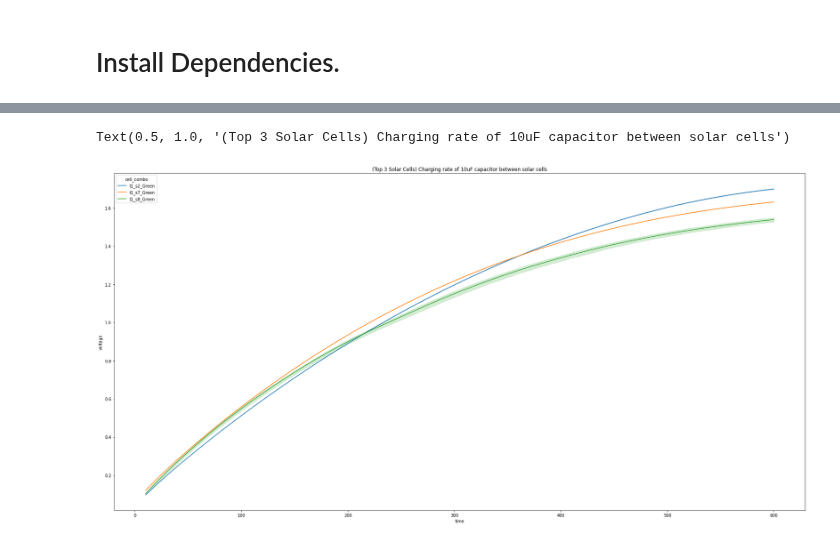
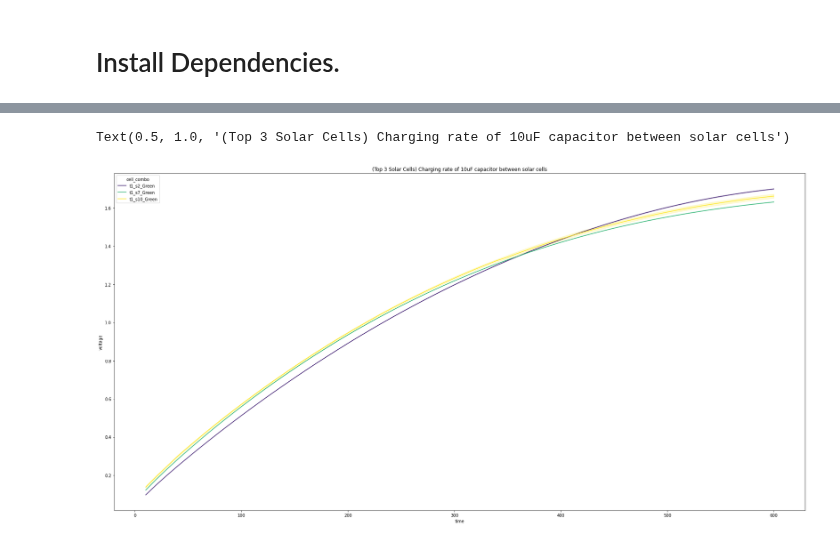
Before and after one commit to darkmatter2222/Nuclear-Battery, a Jupyter notebook: measurement_techniques/analiyze_measurements/single_cell_performance_testing.ipynb, the cells around one changed output, grey strips where cells are left out. Saved outputs shown, nothing was run; the diff lists cells and outputs as text; code cells hidden in the pictures.

```diff
--- a/measurement_techniques/analiyze_measurements/single_cell_performance_testing.ipynb
+++ b/measurement_techniques/analiyze_measurements/single_cell_performance_testing.ipynb
@@ -173,9 +185,9 @@ Text(0.5, 1.0, 'Area Under Curve AUC total')
 # %%
 top_three_cell_combo_by_auc = sample_df.groupby('cell_combo')['test_auc'].mean().sort_values(ascending=False)[0:3].index
 
 sample_run = sample_df[sample_df['cell_combo'].isin(top_three_cell_combo_by_auc)][['time_of_test', 'voltage', 'time', 'solar_plot_color', 'cell_combo', 'test_auc']].sort_values(by='time', ascending=True).reset_index()
 fig, ax = plt.subplots(figsize=(30,15))
-sns.lineplot(data=sample_run, x="time", y="voltage", hue='cell_combo').set_title(f"(Top 3 Solar Cells) Charging rate of 10uF capacitor between solar cells")
+sns.lineplot(data=sample_run, x="time", y="voltage", hue='cell_combo', palette=sample_run['solar_plot_color'].unique().tolist()[0:3]).set_title(f"(Top 3 Solar Cells) Charging rate of 10uF capacitor between solar cells")
 # %% [output]
 Text(0.5, 1.0, '(Top 3 Solar Cells) Charging rate of 10uF capacitor between solar cells')
-[figure, old version]
+[figure, new version]
```
Also changed, not shown: parts of 7 cells of this notebook.
